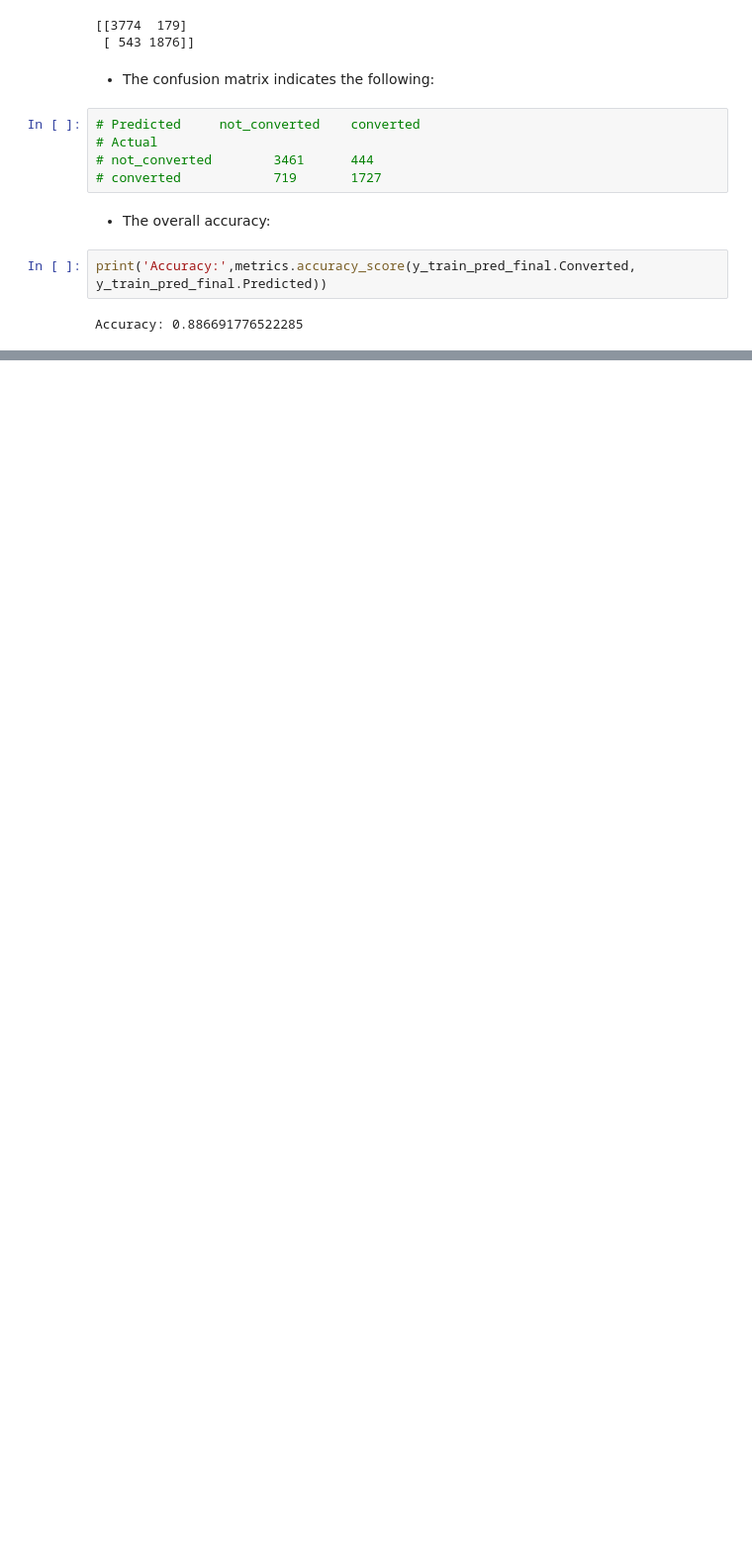
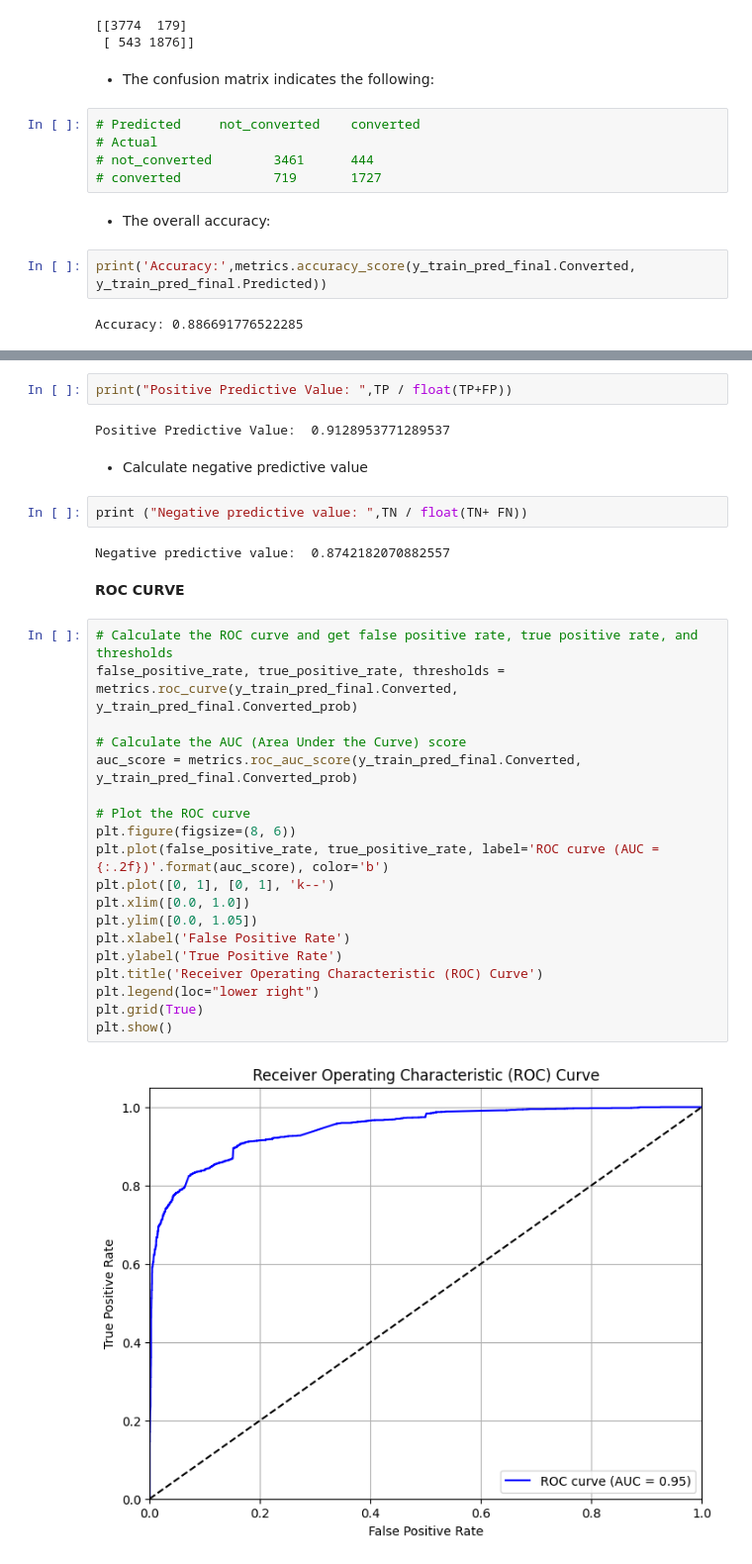
Before and after one commit to BharatPanera/lead_scoring_case_study, a Jupyter notebook: lead_scoring.ipynb, the cells around one changed output, grey strips where cells are left out. Shown at 99% size. Drawn from its saved outputs; the diff is of its cells as text; blank space fills up the shorter version.

```diff
--- a/lead_scoring.ipynb
+++ b/lead_scoring.ipynb
@@ -1995,0 +2020,33 @@ Accuracy: 0.886691776522285
+# %%
+print("Positive Predictive Value: ",TP / float(TP+FP))
+# %% [output]
+Positive Predictive Value:  0.9128953771289537
+# %% [markdown]
+- Calculate negative predictive value
+# %%
+print ("Negative predictive value: ",TN / float(TN+ FN))
+# %% [output]
+Negative predictive value:  0.8742182070882557
+# %% [markdown]
+**ROC CURVE**
+# %%
+# Calculate the ROC curve and get false positive rate, true positive rate, and thresholds
+false_positive_rate, true_positive_rate, thresholds = metrics.roc_curve(y_train_pred_final.Converted, y_train_pred_final.Converted_prob)
+
+# Calculate the AUC (Area Under the Curve) score
+auc_score = metrics.roc_auc_score(y_train_pred_final.Converted, y_train_pred_final.Converted_prob)
+
+# Plot the ROC curve
+plt.figure(figsize=(8, 6))
+plt.plot(false_positive_rate, true_positive_rate, label='ROC curve (AUC = {:.2f})'.format(auc_score), color='b')
+plt.plot([0, 1], [0, 1], 'k--')
+plt.xlim([0.0, 1.0])
+plt.ylim([0.0, 1.05])
+plt.xlabel('False Positive Rate')
+plt.ylabel('True Positive Rate')
+plt.title('Receiver Operating Characteristic (ROC) Curve')
+plt.legend(loc="lower right")
+plt.grid(True)
+plt.show()
+# %% [output]
+[figure, added]
```
Also changed, not shown: parts of 30 cells of this notebook.
